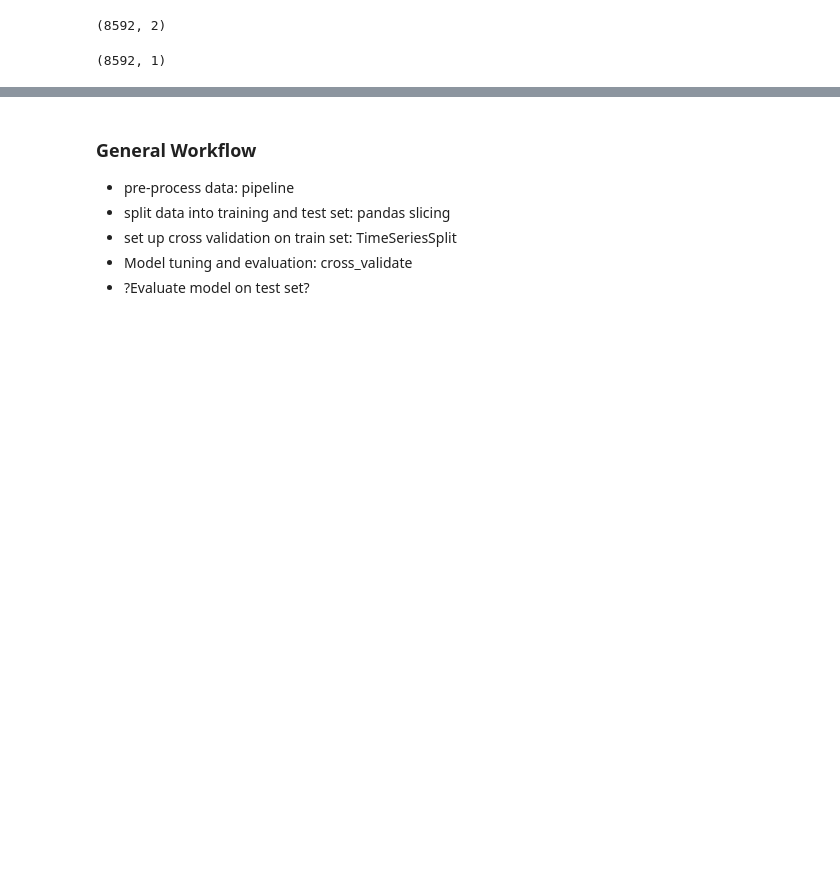
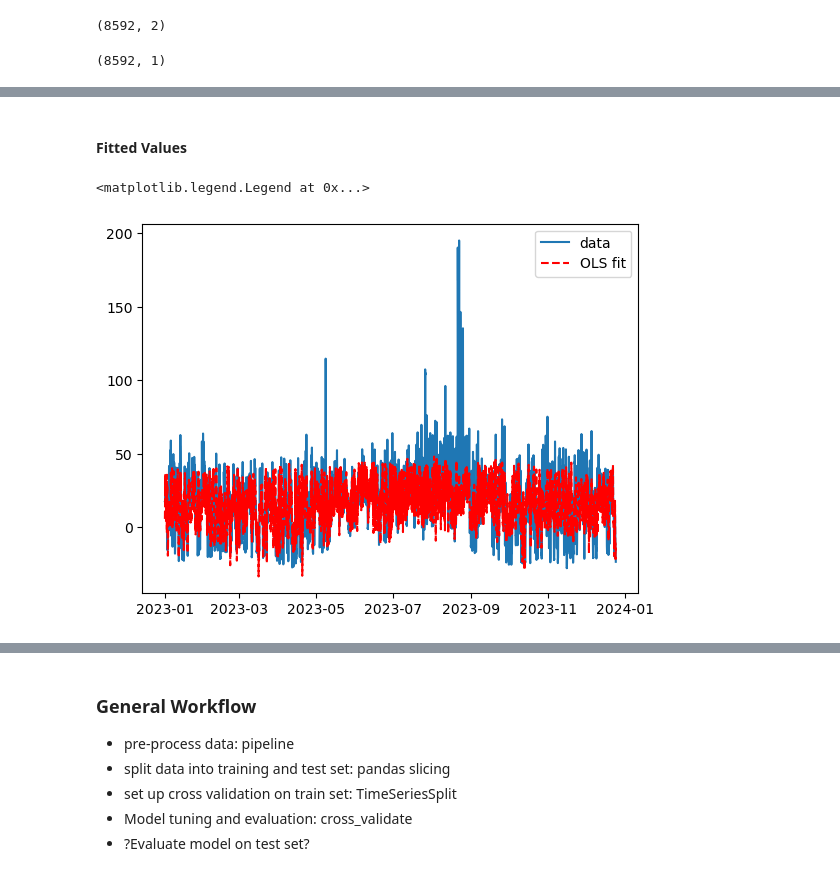
Before and after one commit to maxwellgriffith345/SPPPrices, a Jupyter notebook: FPPPart2.ipynb, the cells around one changed output, grey strips where cells are left out. Cells and saved outputs as stored; diff of their text form; code cells hidden in the pictures; blank space fills up the shorter version.

```diff
--- a/FPPPart2.ipynb
+++ b/FPPPart2.ipynb
@@ -27,9 +24,3 @@ df.index = df.index.tz_convert('America/New_York')  # Adjust timezone as per you
 df= df.asfreq(freq='h')
 # %%
 df.drop(columns=["KCPLIATANUNIAT2","KCPLLACYGNEUNLAC2","SECI.KCPS.CIMARRON", "WR.LEC.4", "WR.JEC.2", "WR.JEC.3", "SECI.KCPS.CIMARRON"], inplace=True)
-# %%
-#forecast variable y
-#predictor varialbes x1=day of week, x2 = hour of day (x3 = month?)
-df["Hour"]=df.index.hour
-df["DoW"]=df.index.weekday
-df.head()
@@ -210,3 +170,13 @@ Covariance Type:            nonrobust
 
 Notes:
 [1] Standard Errors assume that the covariance matrix of the errors is correctly specified.
+# %% [markdown]
+#### Fitted Values
+# %%
+fig,ax=plt.subplots()
+ax.plot(y, label='data')
+ax.plot(results.fittedvalues, "r--", label="OLS fit")
+ax.legend(loc='best')
+# %% [output]
+<matplotlib.legend.Legend at 0x...>
+[figure, added]
```
Also changed, not shown: parts of 38 cells of this notebook.
